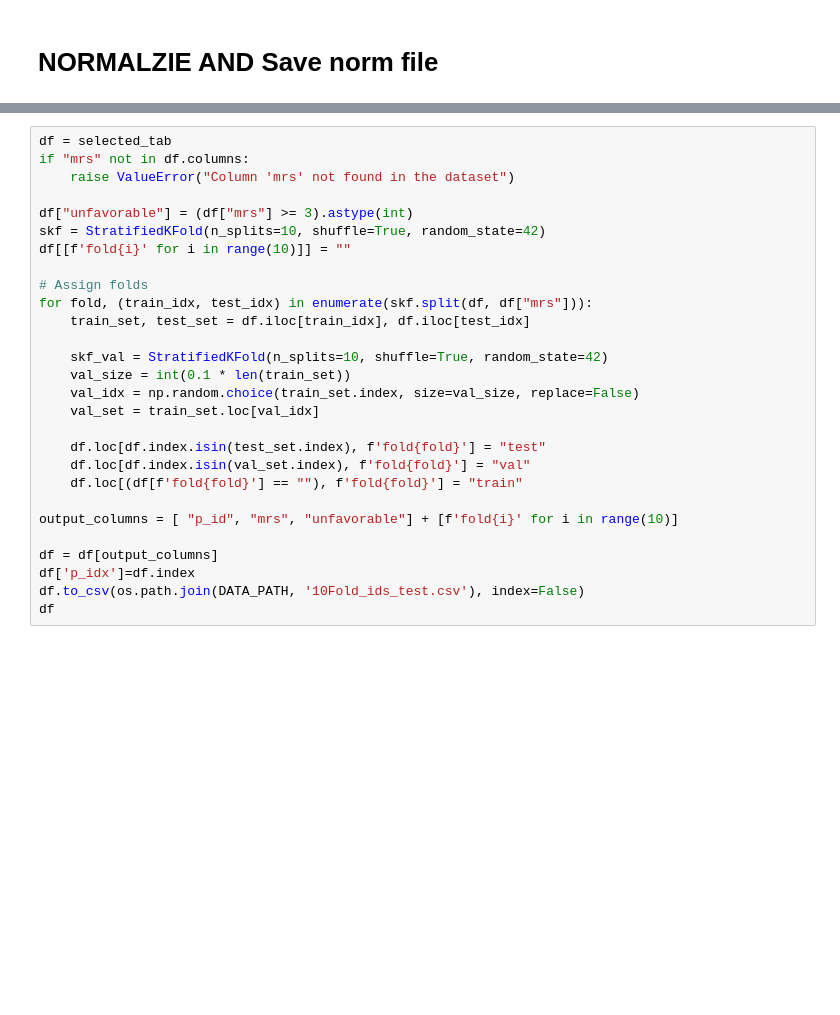
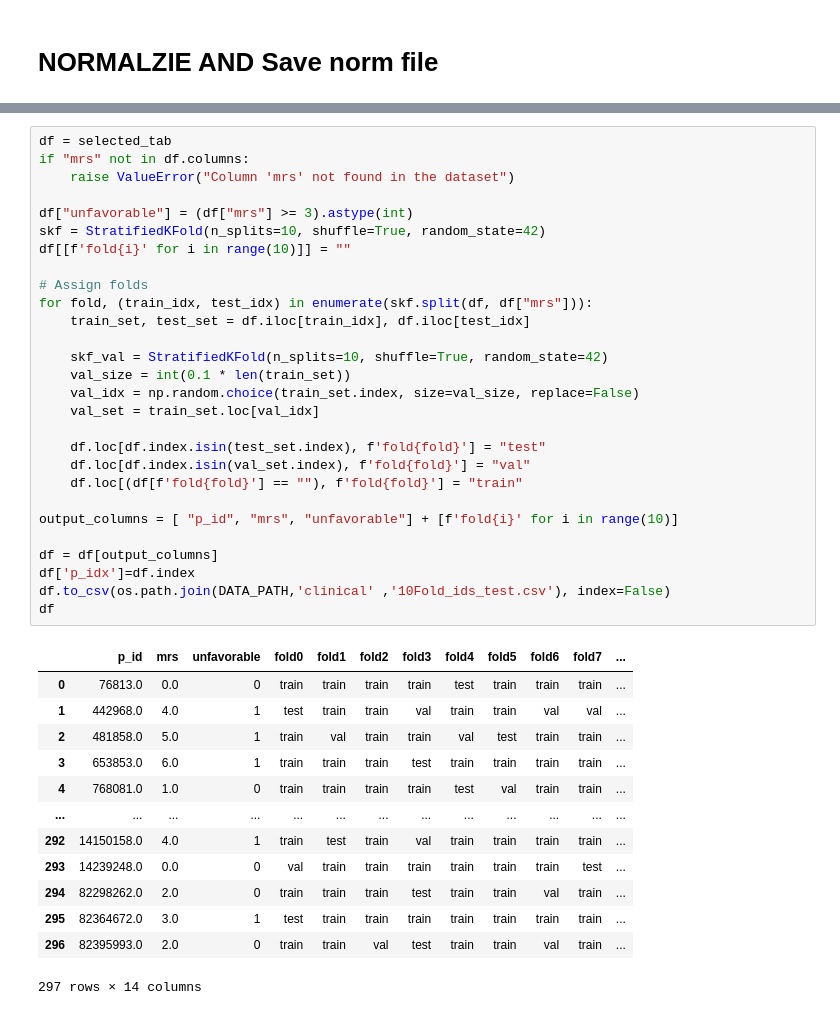
Before and after one commit to buehlpa/berne-cohort-data-pipeline, a Jupyter notebook: 4_0_Image_and_tab_creation.ipynb, the cells around one changed output, grey strips where cells are left out. Drawn from its saved outputs; the diff is of its cells as text; blank space fills up the shorter version.

```diff
--- a/4_0_Image_and_tab_creation.ipynb
+++ b/4_0_Image_and_tab_creation.ipynb
@@ -635,28 +736,42 @@ selected_tab_norm.to_csv(os.path.join(DATA_PATH, 'baseline_bern_normalized_test.
 # %%
 df = selected_tab
 if "mrs" not in df.columns:
     raise ValueError("Column 'mrs' not found in the dataset")
 
 df["unfavorable"] = (df["mrs"] >= 3).astype(int)
 skf = StratifiedKFold(n_splits=10, shuffle=True, random_state=42)
 df[[f'fold{i}' for i in range(10)]] = ""
 
 # Assign folds
 for fold, (train_idx, test_idx) in enumerate(skf.split(df, df["mrs"])):
     train_set, test_set = df.iloc[train_idx], df.iloc[test_idx]
 
     skf_val = StratifiedKFold(n_splits=10, shuffle=True, random_state=42)
     val_size = int(0.1 * len(train_set))
     val_idx = np.random.choice(train_set.index, size=val_size, replace=False)
     val_set = train_set.loc[val_idx]
 
     df.loc[df.index.isin(test_set.index), f'fold{fold}'] = "test"
     df.loc[df.index.isin(val_set.index), f'fold{fold}'] = "val"
     df.loc[(df[f'fold{fold}'] == ""), f'fold{fold}'] = "train"
 
 output_columns = [ "p_id", "mrs", "unfavorable"] + [f'fold{i}' for i in range(10)]
 
 df = df[output_columns]
 df['p_idx']=df.index
-df.to_csv(os.path.join(DATA_PATH, '10Fold_ids_test.csv'), index=False)
+df.to_csv(os.path.join(DATA_PATH,'clinical' ,'10Fold_ids_test.csv'), index=False)
 df
+# %% [output]
+|  | p_id | mrs | unfavorable | fold0 | fold1 | fold2 | fold3 | fold4 | fold5 | fold6 | fold7 | ... |
+| 0 | 76813.0 | 0.0 | 0 | train | train | train | train | test | train | train | train | ... |
+| 1 | 442968.0 | 4.0 | 1 | test | train | train | val | train | train | val | val | ... |
+| 2 | 481858.0 | 5.0 | 1 | train | val | train | train | val | test | train | train | ... |
+| 3 | 653853.0 | 6.0 | 1 | train | train | train | test | train | train | train | train | ... |
+| 4 | 768081.0 | 1.0 | 0 | train | train | train | train | test | val | train | train | ... |
+| ... | ... | ... | ... | ... | ... | ... | ... | ... | ... | ... | ... | ... |
+| 292 | 14150158.0 | 4.0 | 1 | train | test | train | val | train | train | train | train | ... |
+| 293 | 14239248.0 | 0.0 | 0 | val | train | train | train | train | train | train | test | ... |
+| 294 | 82298262.0 | 2.0 | 0 | train | train | train | test | train | train | val | train | ... |
+| 295 | 82364672.0 | 3.0 | 1 | test | train | train | train | train | train | train | train | ... |
+| 296 | 82395993.0 | 2.0 | 0 | train | train | val | test | train | train | val | train | ... |
+297 rows × 14 columns
```
Also changed, not shown: parts of 16 cells of this notebook, 1 other file.
